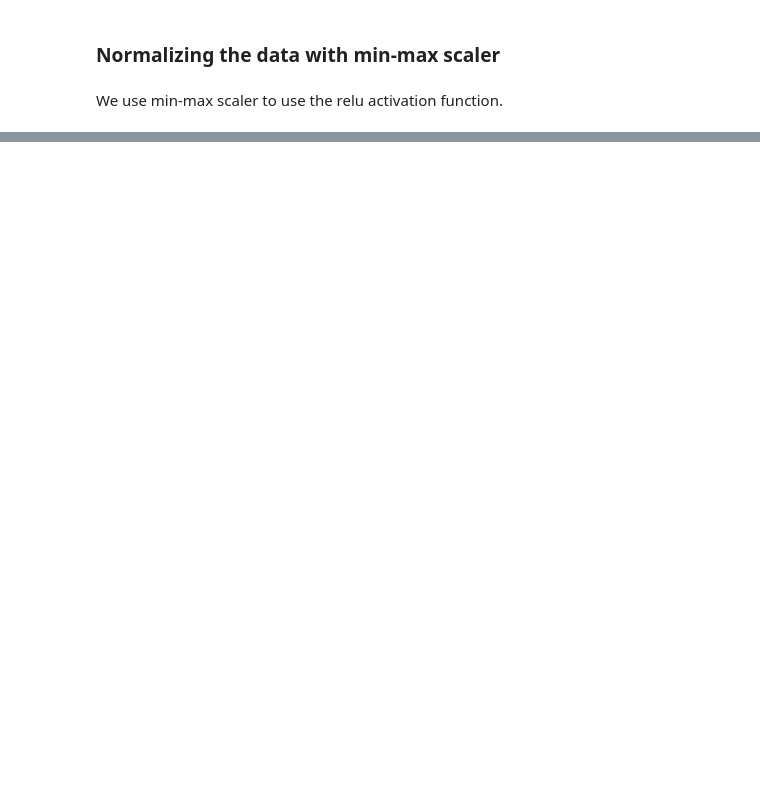
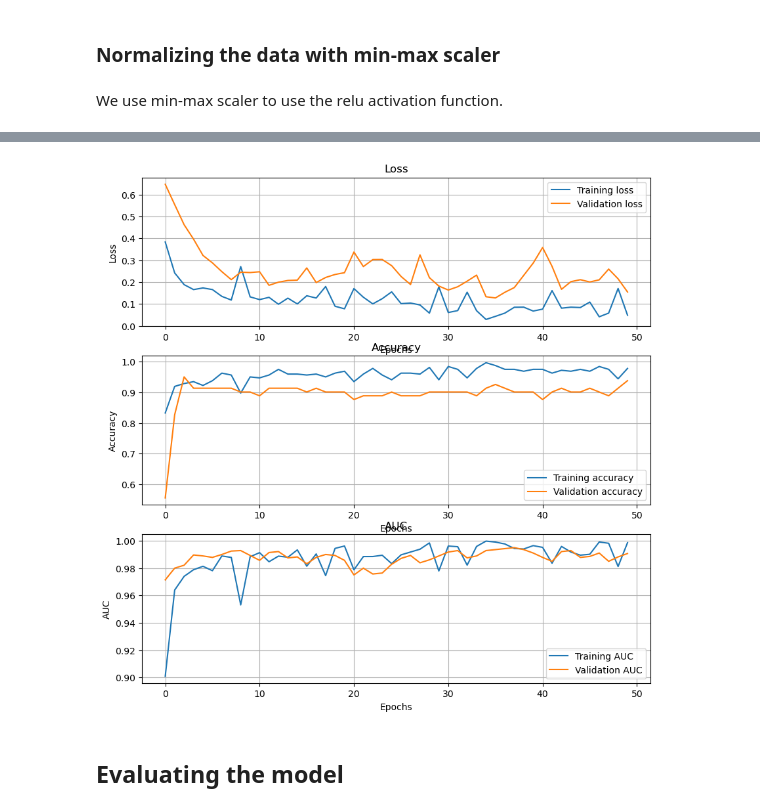
Before and after one commit to ErfanRasti/DataMining-Projects, a Jupyter notebook: MultiLayerPerceptronProject/main.ipynb, the cells around one changed output, grey strips where cells are left out. Saved outputs shown, nothing was run; the diff lists cells and outputs as text; code cells hidden in the pictures; blank space fills up the shorter version.

Commit message:
Training the MLP model

```diff
--- a/MultiLayerPerceptronProject/main.ipynb
+++ b/MultiLayerPerceptronProject/main.ipynb
@@ -304,3 +310,11 @@ X_train_scaled = (X_train_scaled - X_train_scaled_min) / \
     (X_train_scaled_max - X_train_scaled_min)
 X_test_scaled = (X_test_scaled - X_train_scaled_min) / \
     (X_train_scaled_max - X_train_scaled_min)
+
+X_train_scaled = X_train_scaled.reset_index(drop=True)
+y_train = y_train.reset_index(drop=True)
+
+X_train_scaled = X_train_scaled.to_numpy()
+y_train = y_train.to_numpy()
+X_test_scaled = X_test_scaled.to_numpy()
+y_test = y_test.to_numpy()
@@ -306,0 +376,12 @@ X_test_scaled = (X_test_scaled - X_train_scaled_min) / \
+# %%
+model.compile(optimizer='rmsprop', loss='binary_crossentropy',
+              metrics=['accuracy', 'AUC'])
+callbacks = [
+    keras.callbacks.ModelCheckpoint(filepath=os.path.join(
+        MODELS_DIR, 'best_model.keras'),
+        save_best_only=True,
+        monitor='val_loss')
+]
+
+history = model.fit(X_train_scaled, y_train, epochs=50,
+                    batch_size=16, validation_split=0.2, callbacks=callbacks)
@@ -306,0 +406,38 @@ X_test_scaled = (X_test_scaled - X_train_scaled_min) / \
+# %%
+def plot_history(history):
+    plt.figure(figsize=(10, 10))
+    plt.subplot(3, 1, 1)
+    plt.plot(history.history['loss'], label='Training loss')
+    plt.plot(history.history['val_loss'], label='Validation loss')
+    plt.xlabel('Epochs')
+    plt.ylabel('Loss')
+    plt.title('Loss')
+    plt.legend()
+    plt.grid()
+
+    plt.subplot(3, 1, 2)
+    plt.plot(history.history['accuracy'], label='Training accuracy')
+    plt.plot(history.history['val_accuracy'], label='Validation accuracy')
+    plt.xlabel('Epochs')
+    plt.ylabel('Accuracy')
+    plt.title('Accuracy')
+    plt.legend()
+    plt.grid()
+
+    plt.subplot(3, 1, 3)
+    plt.plot(history.history['auc'], label='Training AUC')
+    plt.plot(history.history['val_auc'], label='Validation AUC')
+    plt.xlabel('Epochs')
+    plt.ylabel('AUC')
+    plt.title('AUC')
+    plt.legend()
+    plt.grid()
+
+    plt.show()
+
+
+plot_history(history)
+# %% [output]
+[figure, added]
+# %% [markdown]
+## Evaluating the model
```
Also changed, not shown: parts of 10 cells of this notebook, 1 other file.
